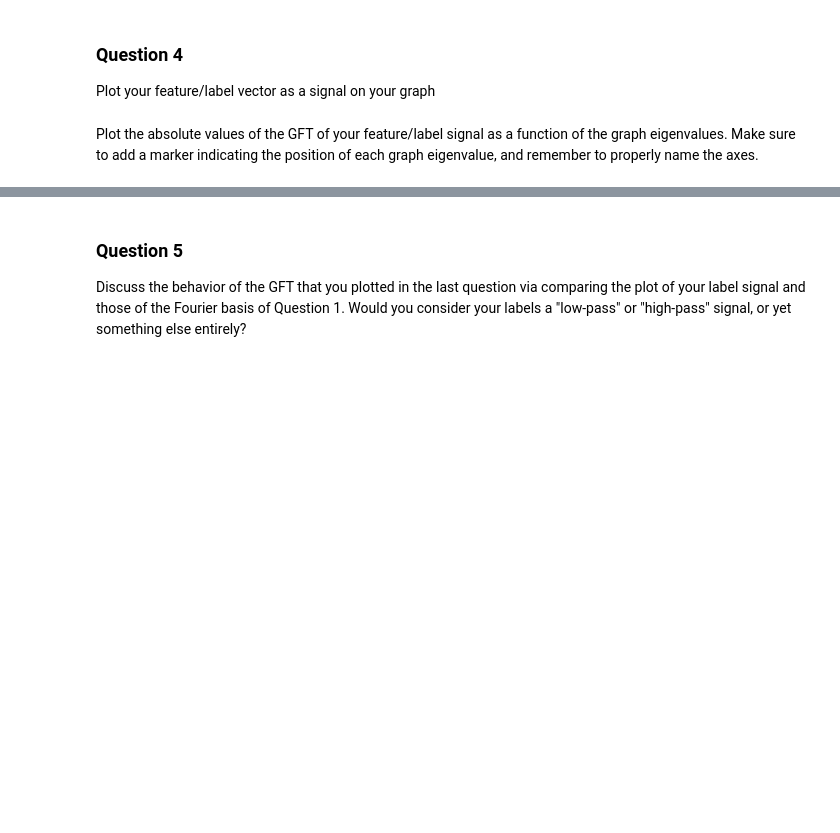
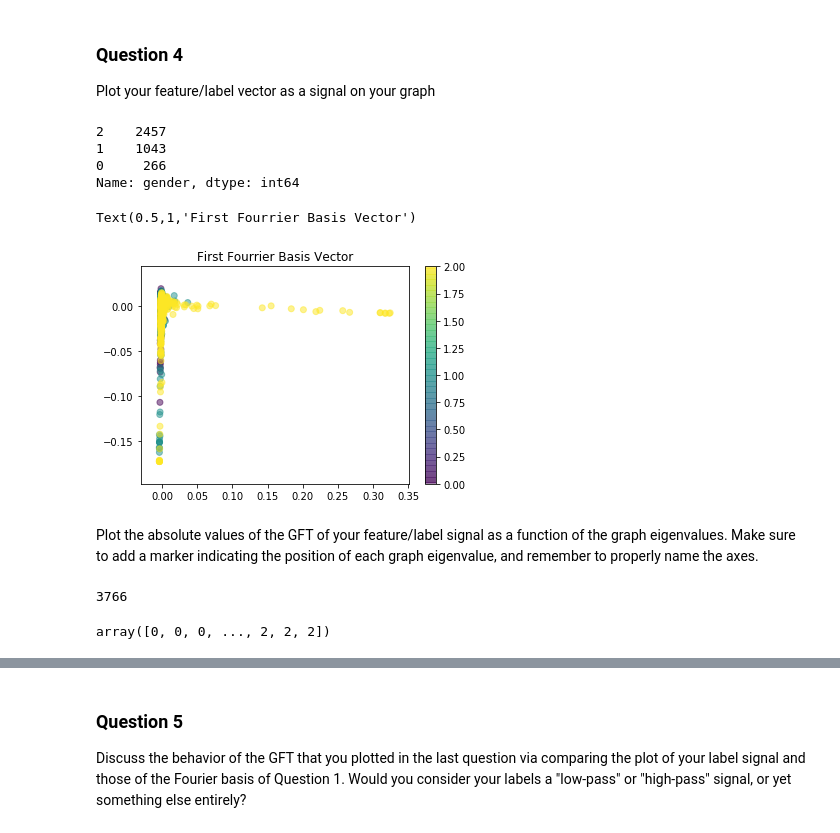
Before and after one commit to othmanbck/ntds_project_2018, a Jupyter notebook: 4_graph_signal_processing.ipynb, the cells around one changed output, grey strips where cells are left out. Saved outputs shown, nothing was run; the diff lists cells and outputs as text; code cells hidden in the pictures; blank space fills up the shorter version.

```diff
--- a/4_graph_signal_processing.ipynb
+++ b/4_graph_signal_processing.ipynb
@@ -183,2 +207,16 @@ Plot your feature/label vector as a signal on your graph
+# %%
+labels['gender'].value_counts()
+# %% [output]
+2    2457
+1    1043
+0     266
+Name: gender, dtype: int64
+# %%
+plt.scatter(U[:, 1], U[:, 2], c=labels['gender'], alpha=0.5) # Gender 2: Man, Gender 1: Woman Gender 0: Gender fluid
+plt.colorbar()
+plt.title('First Fourrier Basis Vector')
+# %% [output]
+Text(0.5,1,'First Fourrier Basis Vector')
+[figure, added]
 # %% [markdown]
 Plot the absolute values of the GFT of your feature/label signal as a function of the graph eigenvalues. Make sure to add a marker indicating the position of each graph eigenvalue, and remember to properly name the axes.
@@ -186,0 +223,9 @@ Plot the absolute values of the GFT of your feature/label signal as a function o
+# %%
+len(e)
+# %% [output]
+3766
+# %%
+labels_vect = labels['gender'].values
+labels_vect
+# %% [output]
+array([0, 0, 0, ..., 2, 2, 2])
```
Also changed, not shown: parts of 15 cells of this notebook, 1 other file.
